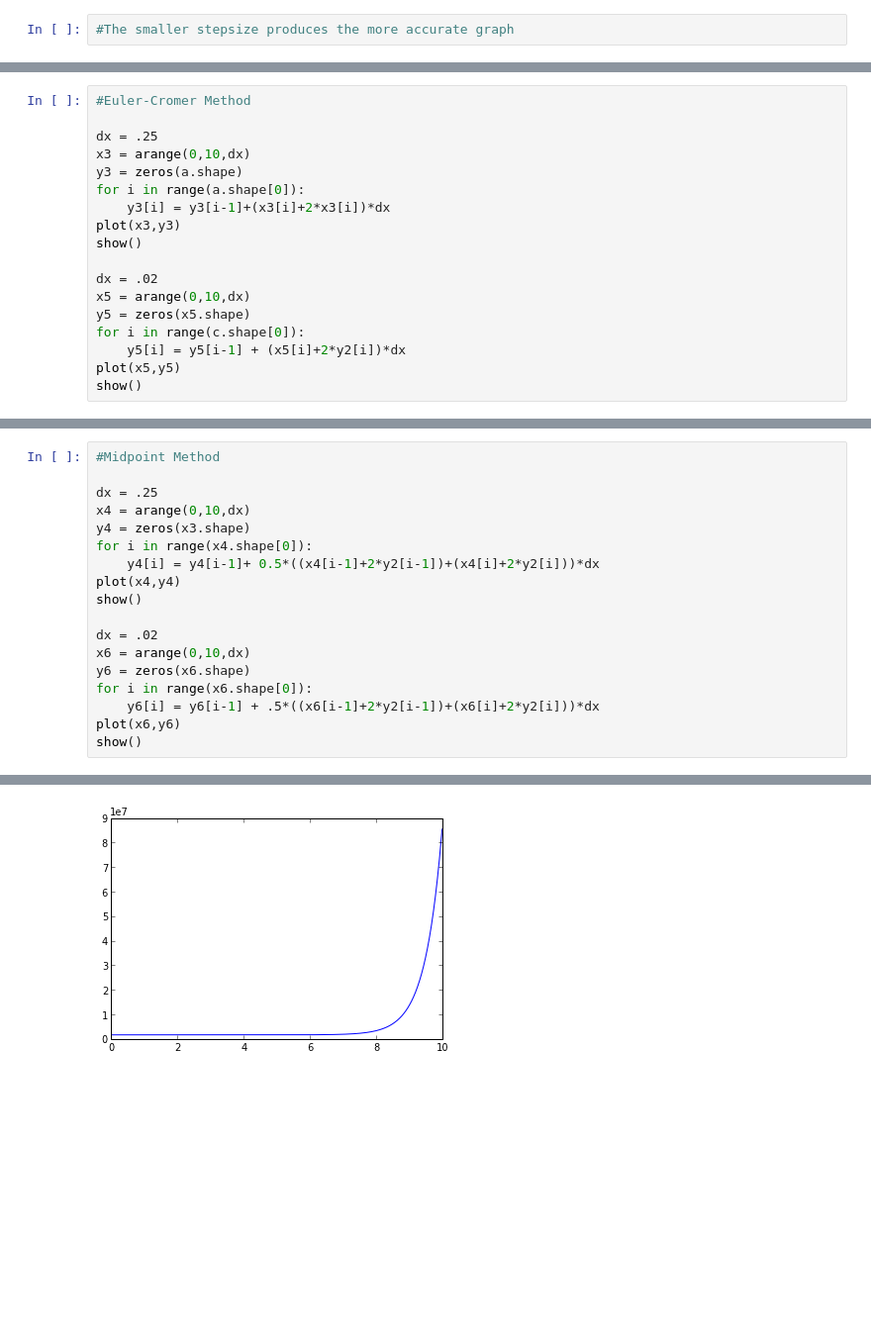
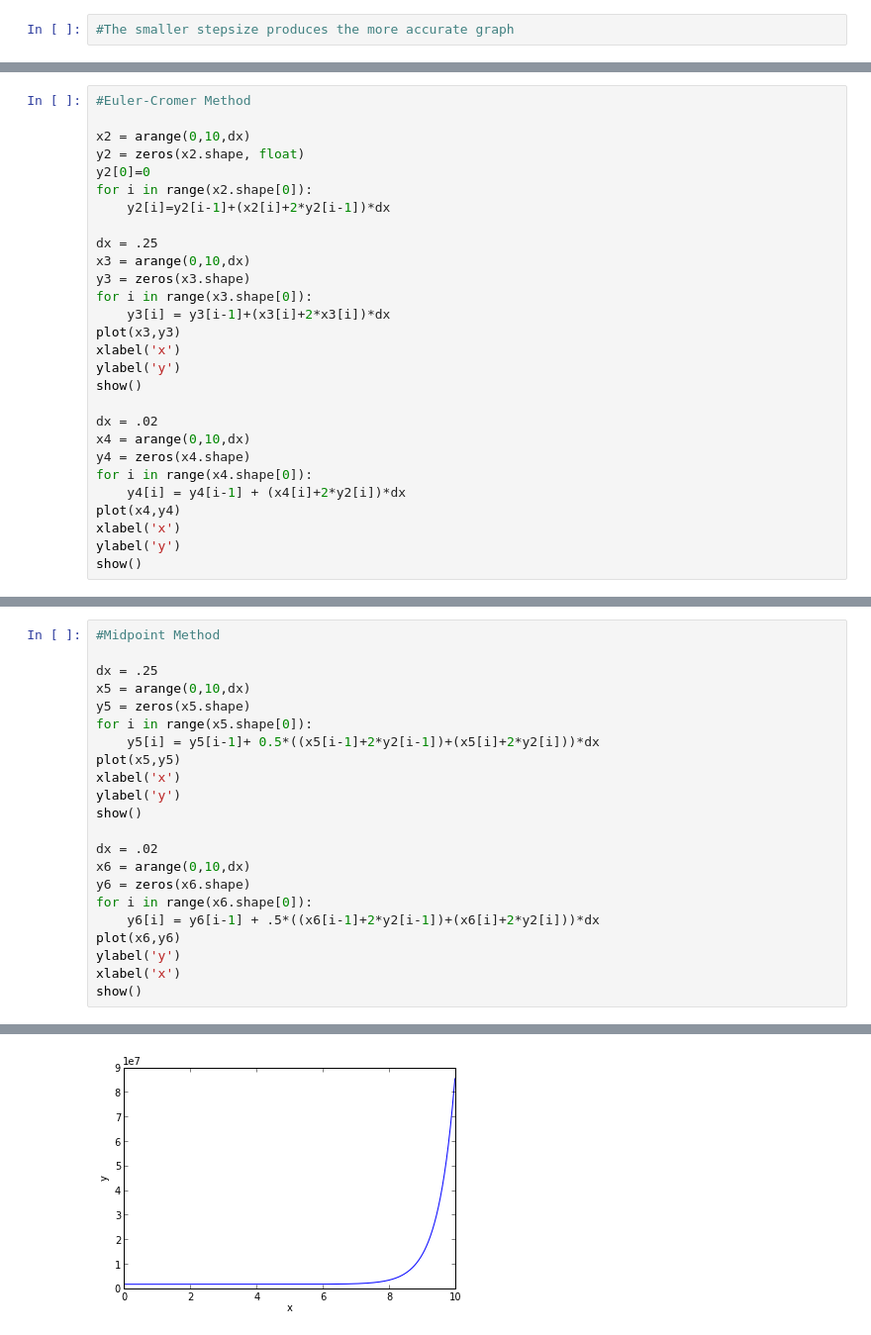
Before and after one commit to ipowellPHYS202/PHYS202-S13, a Jupyter notebook: Week7/Thursdaynotes.ipynb, the cells around one changed output, grey strips where cells are left out. Shown: that part at 99% size. Saved outputs shown, nothing was run; the diff lists cells and outputs as text; blank space fills up the shorter version.

```diff
--- a/Week7/Thursdaynotes.ipynb
+++ b/Week7/Thursdaynotes.ipynb
@@ -96,19 +102,29 @@ show()
 # %%
 #Euler-Cromer Method
 
+x2 = arange(0,10,dx)
+y2 = zeros(x2.shape, float)
+y2[0]=0
+for i in range(x2.shape[0]):
+    y2[i]=y2[i-1]+(x2[i]+2*y2[i-1])*dx
+
 dx = .25
 x3 = arange(0,10,dx)
-y3 = zeros(a.shape)
-for i in range(a.shape[0]):
+y3 = zeros(x3.shape)
+for i in range(x3.shape[0]):
     y3[i] = y3[i-1]+(x3[i]+2*x3[i])*dx
 plot(x3,y3)
+xlabel('x')
+ylabel('y')
 show()
 
 dx = .02
-x5 = arange(0,10,dx)
-y5 = zeros(x5.shape)
-for i in range(c.shape[0]):
-    y5[i] = y5[i-1] + (x5[i]+2*y2[i])*dx
-plot(x5,y5)
+x4 = arange(0,10,dx)
+y4 = zeros(x4.shape)
+for i in range(x4.shape[0]):
+    y4[i] = y4[i-1] + (x4[i]+2*y2[i])*dx
+plot(x4,y4)
+xlabel('x')
+ylabel('y')
 show()
 # %% [output]
@@ -117,11 +134,13 @@ AttributeError: 'float' object has no attribute 'shape'
 #Midpoint Method
 
 dx = .25
-x4 = arange(0,10,dx)
-y4 = zeros(x3.shape)
-for i in range(x4.shape[0]):
-    y4[i] = y4[i-1]+ 0.5*((x4[i-1]+2*y2[i-1])+(x4[i]+2*y2[i]))*dx
-plot(x4,y4)
+x5 = arange(0,10,dx)
+y5 = zeros(x5.shape)
+for i in range(x5.shape[0]):
+    y5[i] = y5[i-1]+ 0.5*((x5[i-1]+2*y2[i-1])+(x5[i]+2*y2[i]))*dx
+plot(x5,y5)
+xlabel('x')
+ylabel('y')
 show()
 
 dx = .02
@@ -130,5 +149,7 @@ y6 = zeros(x6.shape)
 for i in range(x6.shape[0]):
     y6[i] = y6[i-1] + .5*((x6[i-1]+2*y2[i-1])+(x6[i]+2*y2[i]))*dx
 plot(x6,y6)
+ylabel('y')
+xlabel('x')
 show()
 # %% [output]
@@ -136,2 +157,2 @@ show()
-[figure, old version]
+[figure, new version]
 # %%
```
Also changed, not shown: parts of 7 cells of this notebook, 1 other file.
